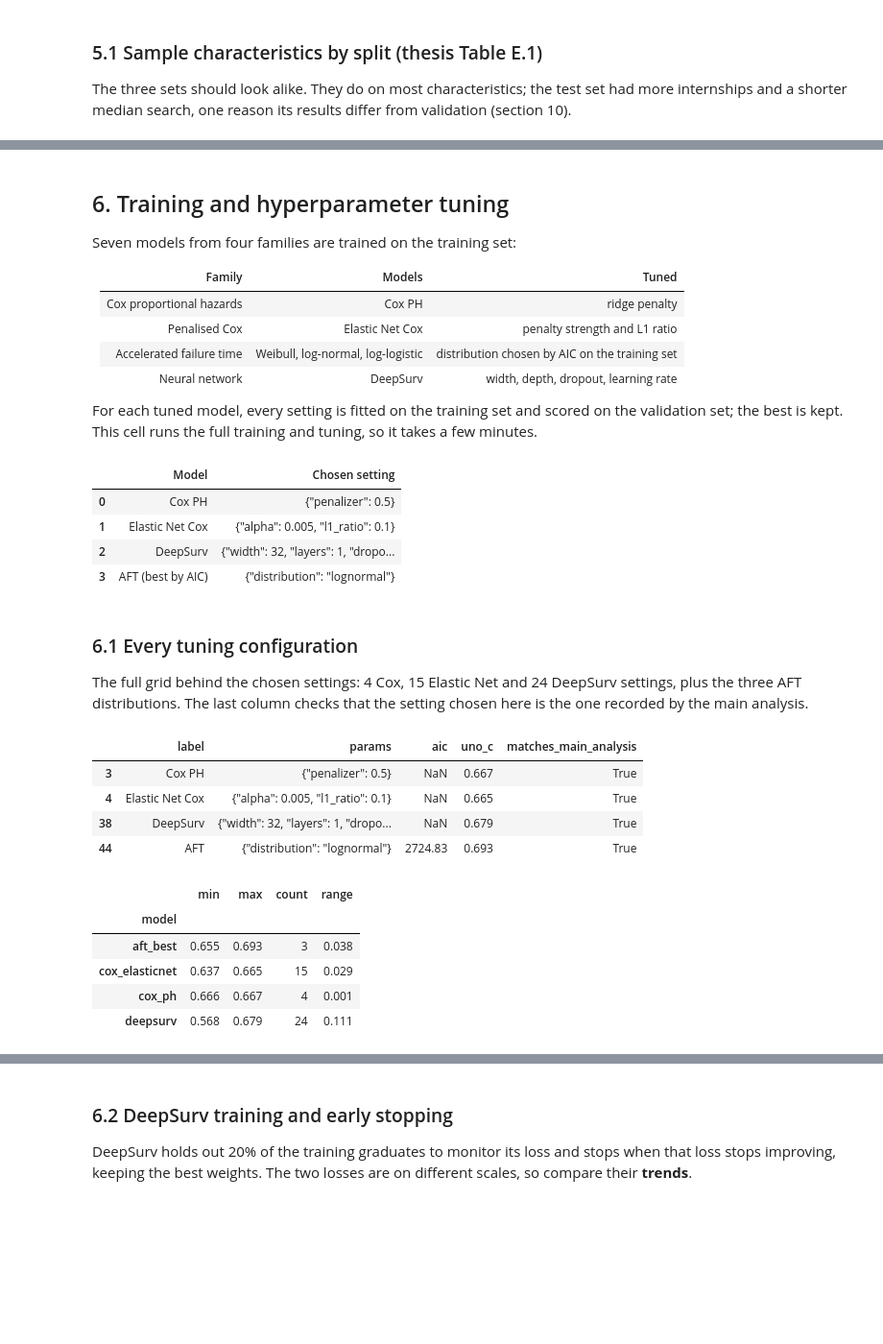
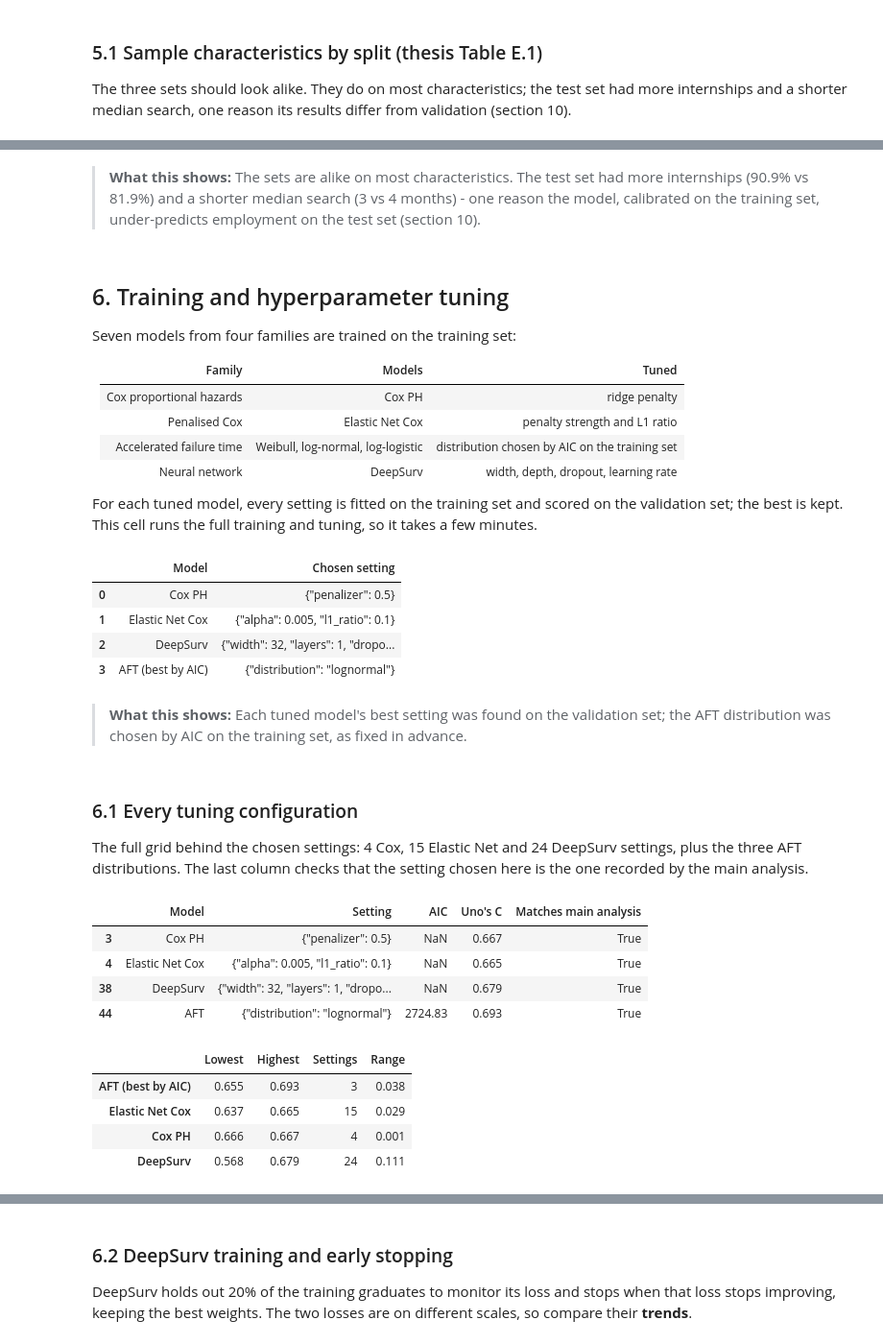
Before and after one commit to ShaznaSalman/final-research-employability-survival_COBSCCOMP24.2P019, a Jupyter notebook: notebooks/research_walkthrough.ipynb, the cells around one changed output, grey strips where cells are left out. Shown at 96% size. Drawn from its saved outputs; the diff is of its cells as text; code cells hidden in the pictures; blank space fills up the shorter version.

```diff
--- a/notebooks/research_walkthrough.ipynb
+++ b/notebooks/research_walkthrough.ipynb
@@ -564,7 +676,11 @@ display(construct_validity.split_characteristics(construct_validity.with_scores(
 | technical score mean (SD) | 2.98 (0.57) | 2.99 (0.54) | 2.97 (0.57) | 2.98 (0.56) |
 | soft score mean (SD) | 3.64 (0.66) | 3.67 (0.68) | 3.60 (0.73) | 3.64 (0.67) |
 | Kaplan-Meier median (months) | 4 | 4 | 3 | 4 |
+# %% [markdown]
+> **What this shows:** The sets are alike on most characteristics. The test set had more internships (90.9% vs 81.9%) and a shorter median search (3 vs 4 months) - one reason the model, calibrated on the training set, under-predicts employment on the test set (section 10).
 # %% [markdown]
+<a id="s6"></a>
+
 ## 6. Training and hyperparameter tuning
 
 Seven models from four families are trained on the training set:
@@ -590,6 +706,8 @@ display(pd.DataFrame([{"Model": evaluate.LABELS[m], "Chosen setting": json.dumps
 | 1 | Elastic Net Cox | {"alpha": 0.005, "l1_ratio": 0.1} |
 | 2 | DeepSurv | {"width": 32, "layers": 1, "dropo... |
 | 3 | AFT (best by AIC) | {"distribution": "lognormal"} |
+# %% [markdown]
+> **What this shows:** Each tuned model's best setting was found on the validation set; the AFT distribution was chosen by AIC on the training set, as fixed in advance.
 # %% [markdown]
 ### 6.1 Every tuning configuration
 
@@ -598,21 +716,20 @@ distributions. The last column checks that the setting chosen here is the one re
 # %%
 # ---- Every setting with its validation Uno's C (core/tuning_results.py) -----------------------------------------
 tuning = tuning_results.run(out_dir=TMP)
-display(tuning[tuning["chosen"]][["label", "params", "aic", "uno_c", "matches_main_analysis"]].round(3))
+show_table(tuning[tuning["chosen"]][["label", "params", "aic", "uno_c", "matches_main_analysis"]].round(3))
 
 # Spread of the validation C across settings: small spreads mean the comparison does not hinge on one setting
 spread = tuning.groupby("model")["uno_c"].agg(["min", "max", "count"])
 spread["range"] = spread["max"] - spread["min"]
-display(spread.round(3))
+show_table(spread.round(3))
 # %% [output]
-|  | label | params | aic | uno_c | matches_main_analysis |
+|  | Model | Setting | AIC | Uno's C | Matches main analysis |
 | 3 | Cox PH | {"penalizer": 0.5} | NaN | 0.667 | True |
 | 4 | Elastic Net Cox | {"alpha": 0.005, "l1_ratio": 0.1} | NaN | 0.665 | True |
 | 38 | DeepSurv | {"width": 32, "layers": 1, "dropo... | NaN | 0.679 | True |
 | 44 | AFT | {"distribution": "lognormal"} | 2724.83 | 0.693 | True |
-|  | min | max | count | range |
-| model |  |  |  |  |
-| aft_best | 0.655 | 0.693 | 3 | 0.038 |
-| cox_elasticnet | 0.637 | 0.665 | 15 | 0.029 |
-| cox_ph | 0.666 | 0.667 | 4 | 0.001 |
-| deepsurv | 0.568 | 0.679 | 24 | 0.111 |
+|  | Lowest | Highest | Settings | Range |
+| AFT (best by AIC) | 0.655 | 0.693 | 3 | 0.038 |
+| Elastic Net Cox | 0.637 | 0.665 | 15 | 0.029 |
+| Cox PH | 0.666 | 0.667 | 4 | 0.001 |
+| DeepSurv | 0.568 | 0.679 | 24 | 0.111 |
```
Also changed, not shown: parts of 83 cells of this notebook, 2 other files.
